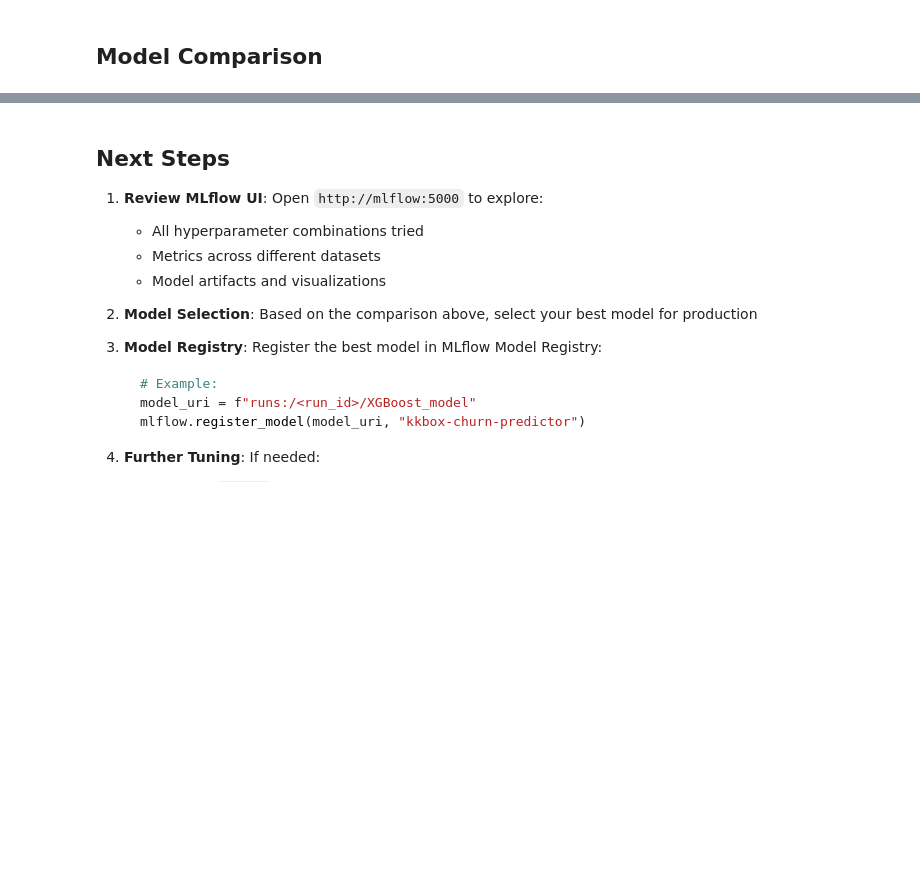
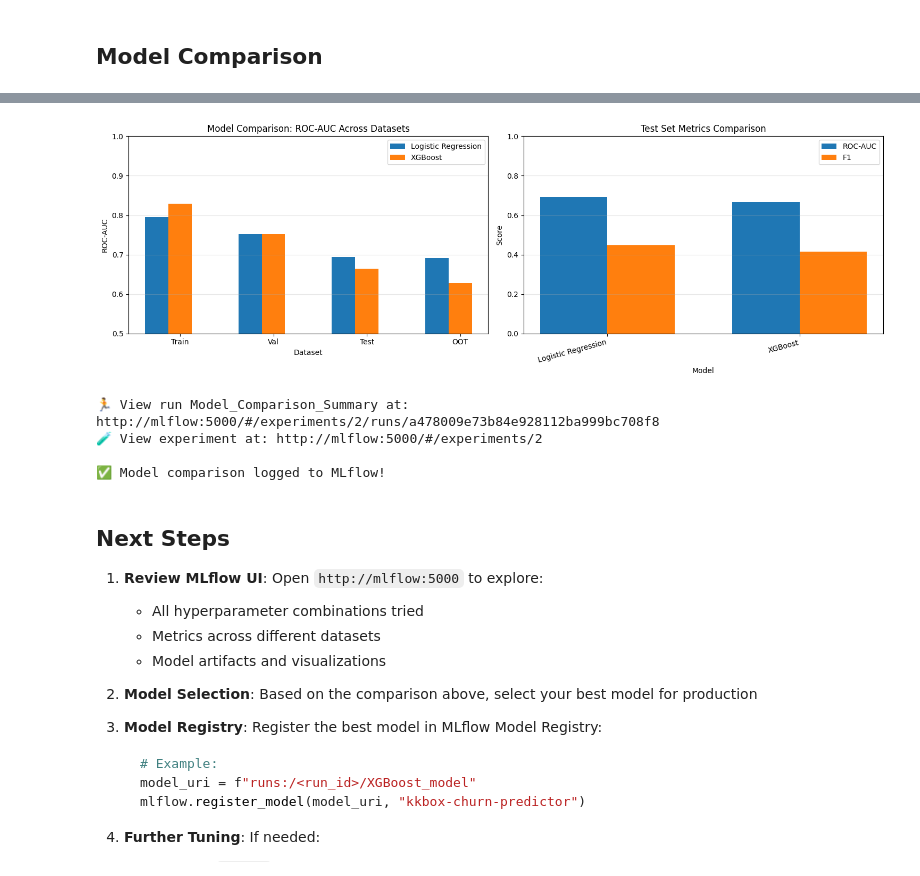
Before and after one commit to farhanlion/MLE-project, a Jupyter notebook: notebooks/05_model_training/mlflow_model_training_v2.ipynb, the cells around one changed output, grey strips where cells are left out. Saved outputs shown, nothing was run; the diff lists cells and outputs as text; code cells hidden in the pictures; blank space fills up the shorter version.

Commit message:
Making changes to Model Training and Inferencing

```diff
--- a/notebooks/05_model_training/mlflow_model_training_v2.ipynb
+++ b/notebooks/05_model_training/mlflow_model_training_v2.ipynb
@@ -142,16 +243,16 @@ oot_pdf = data_pdf[
 
 # Create X, y splits
 X_train = train_pdf[feature_cols]
-y_train = train_pdf["label"]
+y_train = train_pdf["is_churn"]
 
 X_val = val_pdf[feature_cols]
-y_val = val_pdf["label"]
+y_val = val_pdf["is_churn"]
 
 X_test = test_pdf[feature_cols]
-y_test = test_pdf["label"]
+y_test = test_pdf["is_churn"]
 
 X_oot = oot_pdf[feature_cols]
-y_oot = oot_pdf["label"]
+y_oot = oot_pdf["is_churn"]
 
 # Verify splits
 print("\n=== Data Split Summary ===")
@@ -904,31 +1035,31 @@ print("Version:", result.version)
 # %%
 # Compare all models
 comparison_df = pd.DataFrame({
-    'Model': ['Logistic Regression', 'XGBoost', 'Random Forest'],
+    'Model': ['Logistic Regression', 'XGBoost'],
     'Train ROC-AUC': [
-        lr_metrics['train_roc_auc'],
-        xgb_metrics['train_roc_auc'],
-        rf_metrics['train_roc_auc']
+        lr_metrics['train_roc_auc']
+        ,xgb_metrics['train_roc_auc']
+        #,rf_metrics['train_roc_auc']
     ],
     'Val ROC-AUC': [
-        lr_metrics['val_roc_auc'],
-        xgb_metrics['val_roc_auc'],
-        rf_metrics['val_roc_auc']
+        lr_metrics['val_roc_auc']
+        ,xgb_metrics['val_roc_auc']
+        #,rf_metrics['val_roc_auc']
     ],
     'Test ROC-AUC': [
-        lr_metrics['test_roc_auc'],
-        xgb_metrics['test_roc_auc'],
-        rf_metrics['test_roc_auc']
+        lr_metrics['test_roc_auc']
+        ,xgb_metrics['test_roc_auc']
+        # ,rf_metrics['test_roc_auc']
     ],
     'OOT ROC-AUC': [
-        lr_metrics['oot_roc_auc'],
-        xgb_metrics['oot_roc_auc'],
-        rf_metrics['oot_roc_auc']
+        lr_metrics['oot_roc_auc']
+        ,xgb_metrics['oot_roc_auc']
+        #,rf_metrics['oot_roc_auc']
     ],
     'Test F1': [
-        lr_metrics['test_f1'],
-        xgb_metrics['test_f1'],
-        rf_metrics['test_f1']
+        lr_metrics['test_f1']
+        ,xgb_metrics['test_f1']
+        #,rf_metrics['test_f1']
     ]
 })
 
@@ -954,7 +1096,7 @@ width = 0.25
 
 axes[0].bar(x - width, comparison_df.iloc[:, 1:5].iloc[0], width, label='Logistic Regression')
 axes[0].bar(x, comparison_df.iloc[:, 1:5].iloc[1], width, label='XGBoost')
-axes[0].bar(x + width, comparison_df.iloc[:, 1:5].iloc[2], width, label='Random Forest')
+#axes[0].bar(x + width, comparison_df.iloc[:, 1:5].iloc[2], width, label='Random Forest')
 axes[0].set_xlabel('Dataset')
 axes[0].set_ylabel('ROC-AUC')
 axes[0].set_title('Model Comparison: ROC-AUC Across Datasets')
@@ -969,33 +1111,39 @@ test_metrics_data = {
     'ROC-AUC': comparison_df['Test ROC-AUC'].values,
     'F1': comparison_df['Test F1'].values
 }
 x = np.arange(len(comparison_df))
 width = 0.35
 
 axes[1].bar(x - width/2, test_metrics_data['ROC-AUC'], width, label='ROC-AUC')
 axes[1].bar(x + width/2, test_metrics_data['F1'], width, label='F1')
 axes[1].set_xlabel('Model')
 axes[1].set_ylabel('Score')
 axes[1].set_title('Test Set Metrics Comparison')
 axes[1].set_xticks(x)
 axes[1].set_xticklabels(comparison_df['Model'], rotation=15, ha='right')
 axes[1].legend()
 axes[1].grid(axis='y', alpha=0.3)
 axes[1].set_ylim([0, 1.0])
 
 plt.tight_layout()
 plt.savefig('/tmp/model_comparison.png', dpi=150, bbox_inches='tight')
 plt.show()
 
 # Log comparison to MLflow
 with mlflow.start_run(run_name="Model_Comparison_Summary"):
     mlflow.log_figure(fig, "model_comparison.png")
     comparison_df.to_csv('/tmp/model_comparison.csv', index=False)
     mlflow.log_artifact('/tmp/model_comparison.csv')
     mlflow.log_metric("best_test_roc_auc", comparison_df['Test ROC-AUC'].max())
     mlflow.set_tag("best_model", best_model_name)
 
 print("\n✅ Model comparison logged to MLflow!")
+# %% [output]
+[figure, added]
+🏃 View run Model_Comparison_Summary at: http://mlflow:5000/#/experiments/2/runs/a478009e73b84e928112ba999bc708f8
+🧪 View experiment at: http://mlflow:5000/#/experiments/2
+
+✅ Model comparison logged to MLflow!
 # %% [markdown]
 ## Next Steps
 
```
Also changed, not shown: parts of 18 cells of this notebook, 5 other files.
